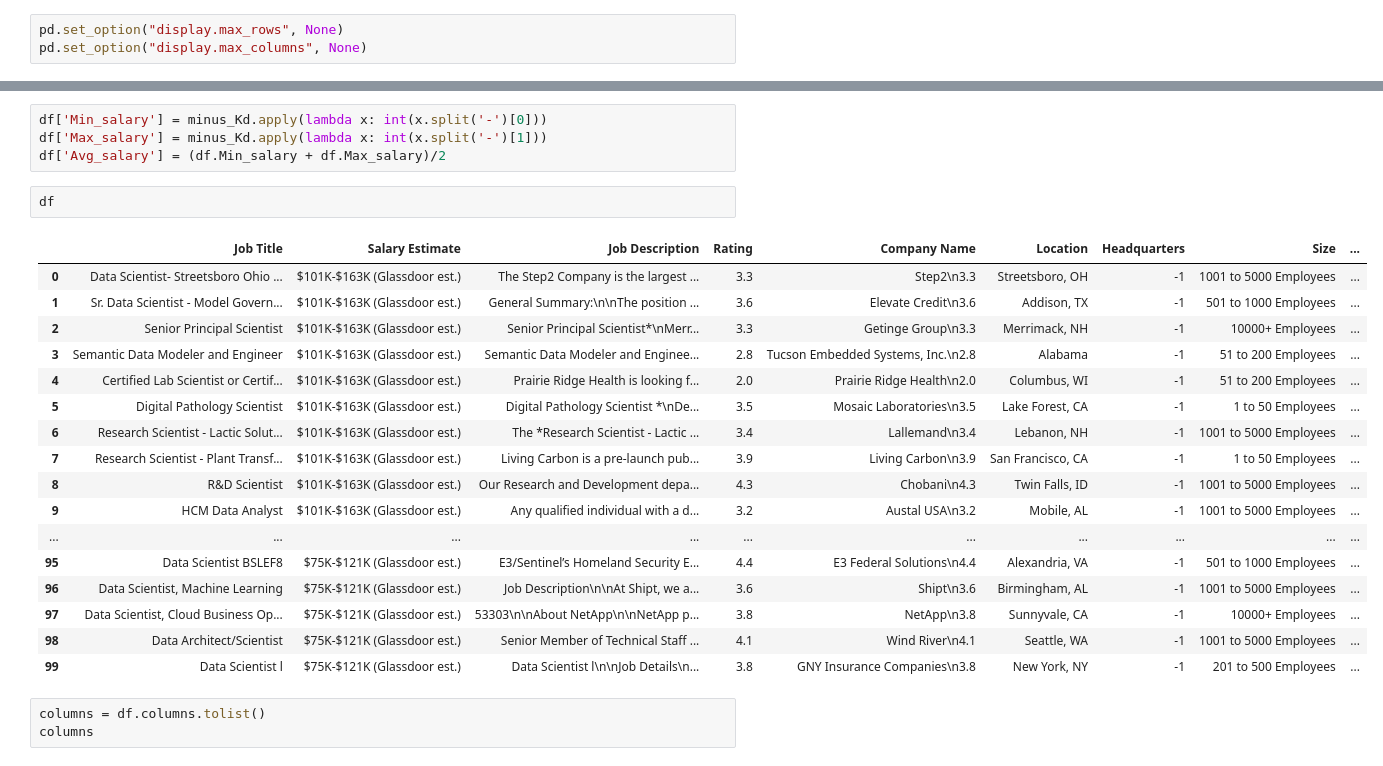
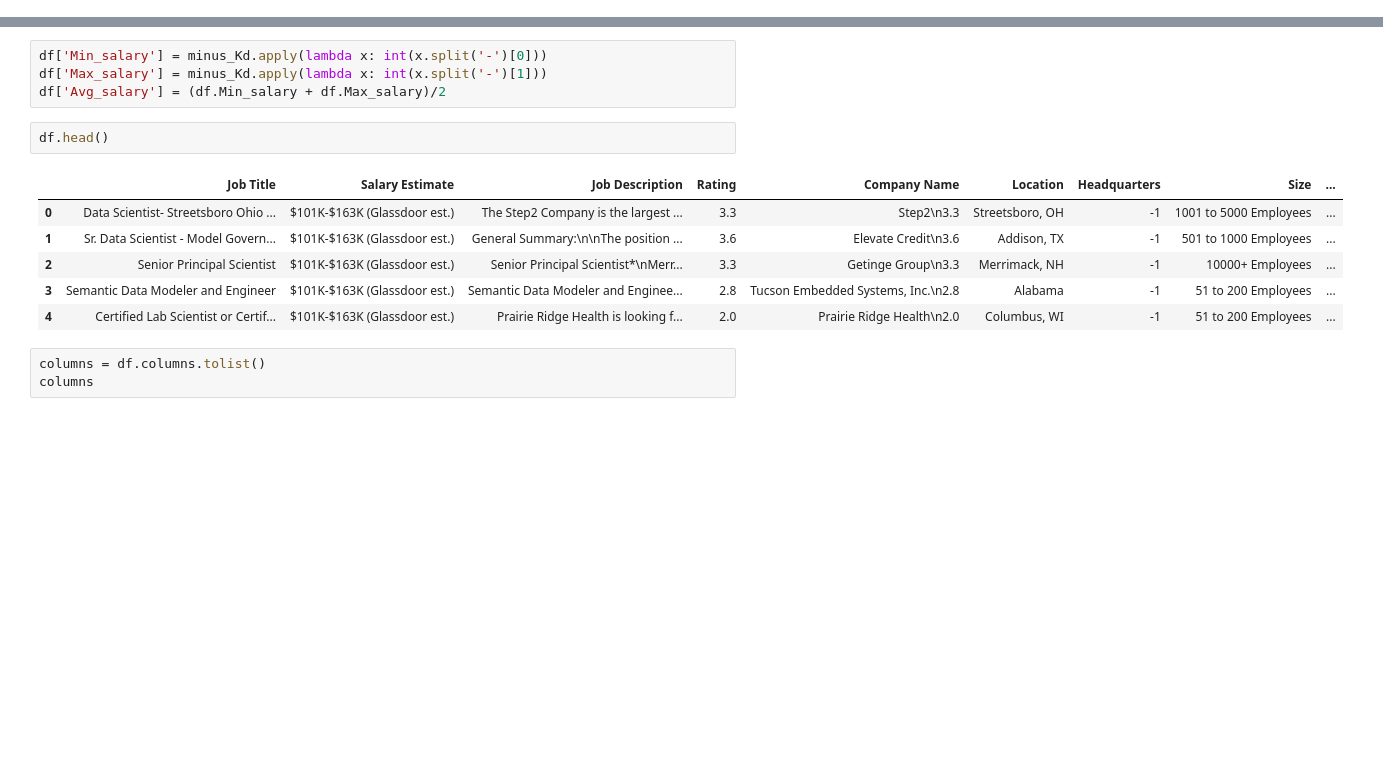
Before and after one commit to CodingBee77/Data_Science_Projects, a Jupyter notebook: Data_science_salary_predictions/DS_salary_predictions_data_cleaning.ipynb, the cells around one changed output, grey strips where cells are left out. Cells and saved outputs as stored; diff of their text form; blank space fills up the shorter version.

```diff
--- a/Data_science_salary_predictions/DS_salary_predictions_data_cleaning.ipynb
+++ b/Data_science_salary_predictions/DS_salary_predictions_data_cleaning.ipynb
@@ -75,5 +45,2 @@ df
-# %%
-pd.set_option("display.max_rows", None)
-pd.set_option("display.max_columns", None)
 # %%
 salary = df['Salary Estimate'].apply(lambda x: x.split(' ')[0])
@@ -155,25 +84,14 @@ df['Min_salary'] = minus_Kd.apply(lambda x: int(x.split('-')[0]))
 df['Max_salary'] = minus_Kd.apply(lambda x: int(x.split('-')[1]))
 df['Avg_salary'] = (df.Min_salary + df.Max_salary)/2
 # %%
-df
+df.head()
 # %% [output]
 |  | Job Title | Salary Estimate | Job Description | Rating | Company Name | Location | Headquarters | Size | ... |
 | 0 | Data Scientist- Streetsboro Ohio ... | $101K-$163K (Glassdoor est.) | The Step2 Company is the largest ... | 3.3 | Step2\n3.3 | Streetsboro, OH | -1 | 1001 to 5000 Employees | ... |
 | 1 | Sr. Data Scientist - Model Govern... | $101K-$163K (Glassdoor est.) | General Summary:\n\nThe position ... | 3.6 | Elevate Credit\n3.6 | Addison, TX | -1 | 501 to 1000 Employees | ... |
 | 2 | Senior Principal Scientist | $101K-$163K (Glassdoor est.) | Senior Principal Scientist*\nMerr... | 3.3 | Getinge Group\n3.3 | Merrimack, NH | -1 | 10000+ Employees | ... |
 | 3 | Semantic Data Modeler and Engineer | $101K-$163K (Glassdoor est.) | Semantic Data Modeler and Enginee... | 2.8 | Tucson Embedded Systems, Inc.\n2.8 | Alabama | -1 | 51 to 200 Employees | ... |
 | 4 | Certified Lab Scientist or Certif... | $101K-$163K (Glassdoor est.) | Prairie Ridge Health is looking f... | 2.0 | Prairie Ridge Health\n2.0 | Columbus, WI | -1 | 51 to 200 Employees | ... |
-| 5 | Digital Pathology Scientist | $101K-$163K (Glassdoor est.) | Digital Pathology Scientist *\nDe... | 3.5 | Mosaic Laboratories\n3.5 | Lake Forest, CA | -1 | 1 to 50 Employees | ... |
-| 6 | Research Scientist - Lactic Solut... | $101K-$163K (Glassdoor est.) | The *Research Scientist - Lactic ... | 3.4 | Lallemand\n3.4 | Lebanon, NH | -1 | 1001 to 5000 Employees | ... |
-| 7 | Research Scientist - Plant Transf... | $101K-$163K (Glassdoor est.) | Living Carbon is a pre-launch pub... | 3.9 | Living Carbon\n3.9 | San Francisco, CA | -1 | 1 to 50 Employees | ... |
-| 8 | R&D Scientist | $101K-$163K (Glassdoor est.) | Our Research and Development depa... | 4.3 | Chobani\n4.3 | Twin Falls, ID | -1 | 1001 to 5000 Employees | ... |
-| 9 | HCM Data Analyst | $101K-$163K (Glassdoor est.) | Any qualified individual with a d... | 3.2 | Austal USA\n3.2 | Mobile, AL | -1 | 1001 to 5000 Employees | ... |
-| ... | ... | ... | ... | ... | ... | ... | ... | ... | ... |
-| 95 | Data Scientist BSLEF8 | $75K-$121K (Glassdoor est.) | E3/Sentinel’s Homeland Security E... | 4.4 | E3 Federal Solutions\n4.4 | Alexandria, VA | -1 | 501 to 1000 Employees | ... |
-| 96 | Data Scientist, Machine Learning | $75K-$121K (Glassdoor est.) | Job Description\n\nAt Shipt, we a... | 3.6 | Shipt\n3.6 | Birmingham, AL | -1 | 1001 to 5000 Employees | ... |
-| 97 | Data Scientist, Cloud Business Op... | $75K-$121K (Glassdoor est.) | 53303\n\nAbout NetApp\n\nNetApp p... | 3.8 | NetApp\n3.8 | Sunnyvale, CA | -1 | 10000+ Employees | ... |
-| 98 | Data Architect/Scientist | $75K-$121K (Glassdoor est.) | Senior Member of Technical Staff ... | 4.1 | Wind River\n4.1 | Seattle, WA | -1 | 1001 to 5000 Employees | ... |
-| 99 | Data Scientist l | $75K-$121K (Glassdoor est.) | Data Scientist l\n\nJob Details\n... | 3.8 | GNY Insurance Companies\n3.8 | New York, NY | -1 | 201 to 500 Employees | ... |
 # %%
 columns = df.columns.tolist()
 columns
```
Also changed, not shown: parts of 15 cells of this notebook, 1 other file.
